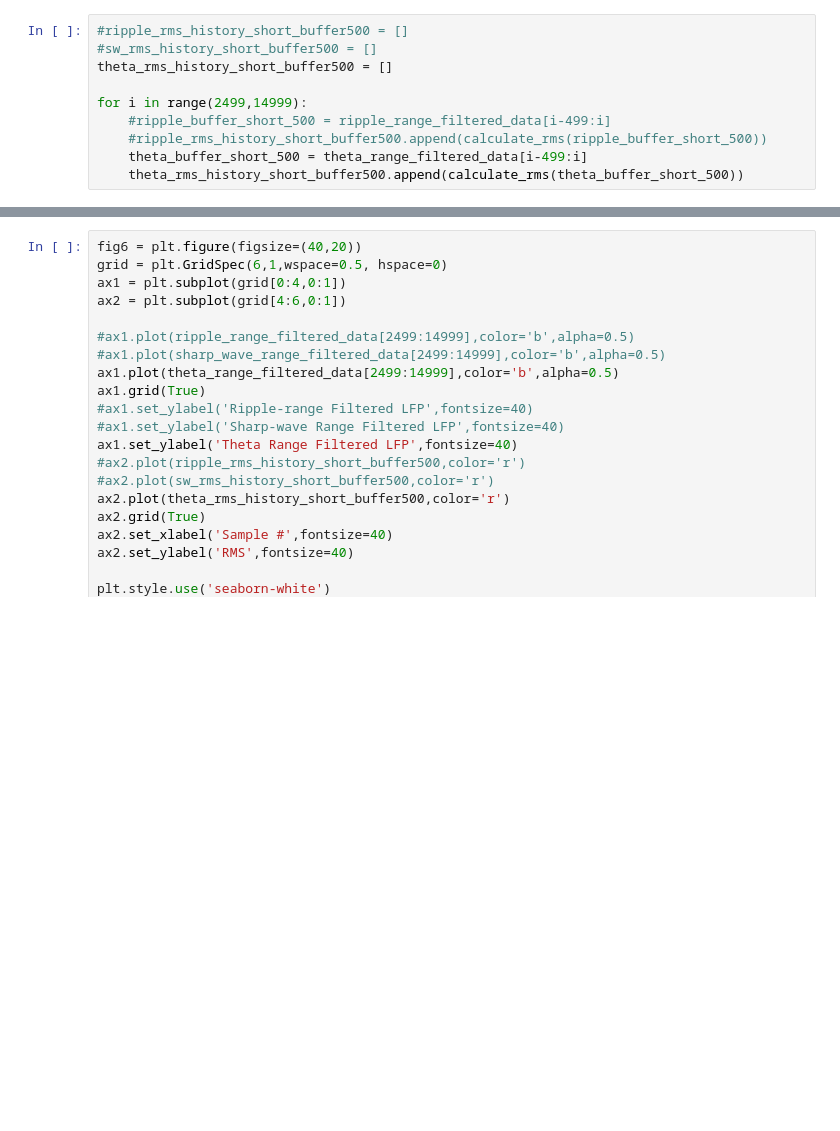
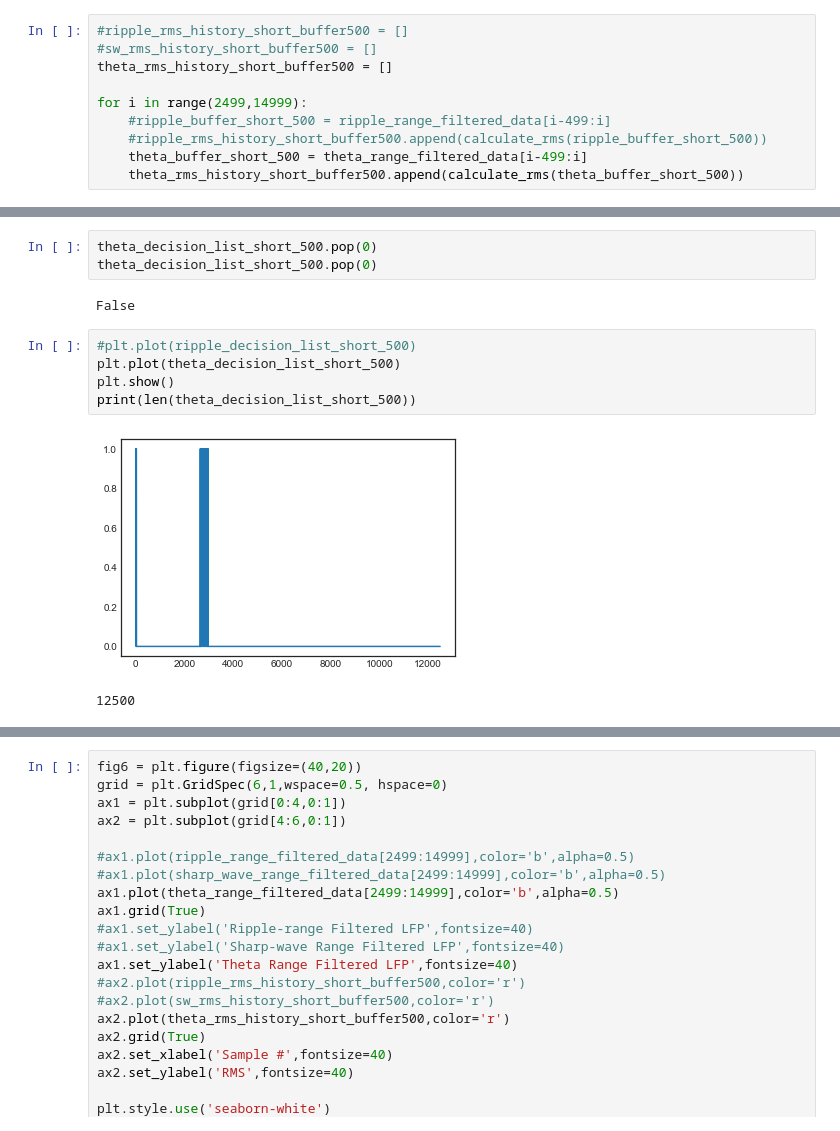
Before and after one commit to JhanLiufu/SWRControl2021_Yu, a Jupyter notebook: OfflineTest.ipynb, the cells around one changed output, grey strips where cells are left out. Cells and saved outputs as stored; diff of their text form; blank space fills up the shorter version.

```diff
--- a/OfflineTest.ipynb
+++ b/OfflineTest.ipynb
@@ -285,0 +329,13 @@ for i in range(2499,14999):
+# %%
+theta_decision_list_short_500.pop(0)
+theta_decision_list_short_500.pop(0)
+# %% [output]
+False
+# %%
+#plt.plot(ripple_decision_list_short_500)
+plt.plot(theta_decision_list_short_500)
+plt.show()
+print(len(theta_decision_list_short_500))
+# %% [output]
+[figure, added]
+12500
```
Also changed, not shown: parts of 9 cells of this notebook.
